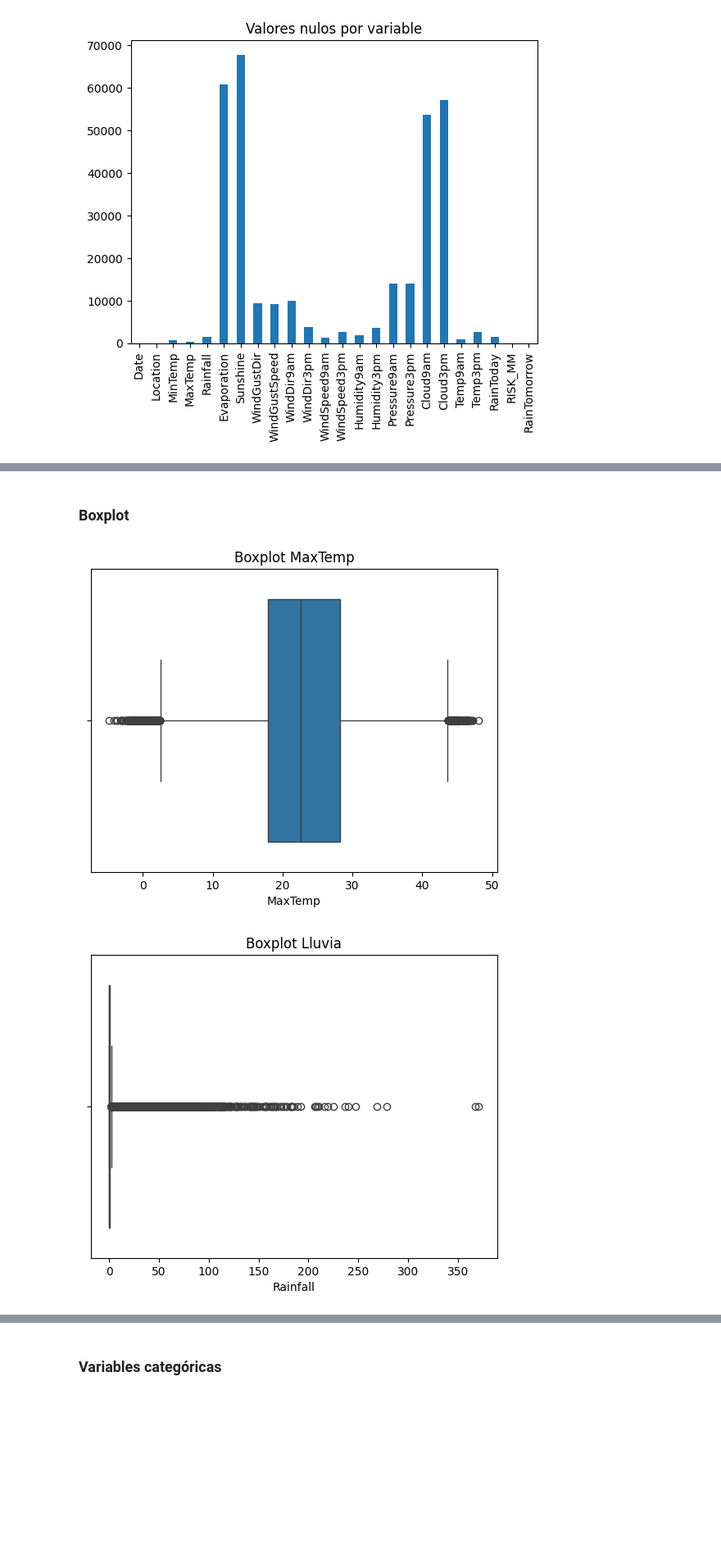
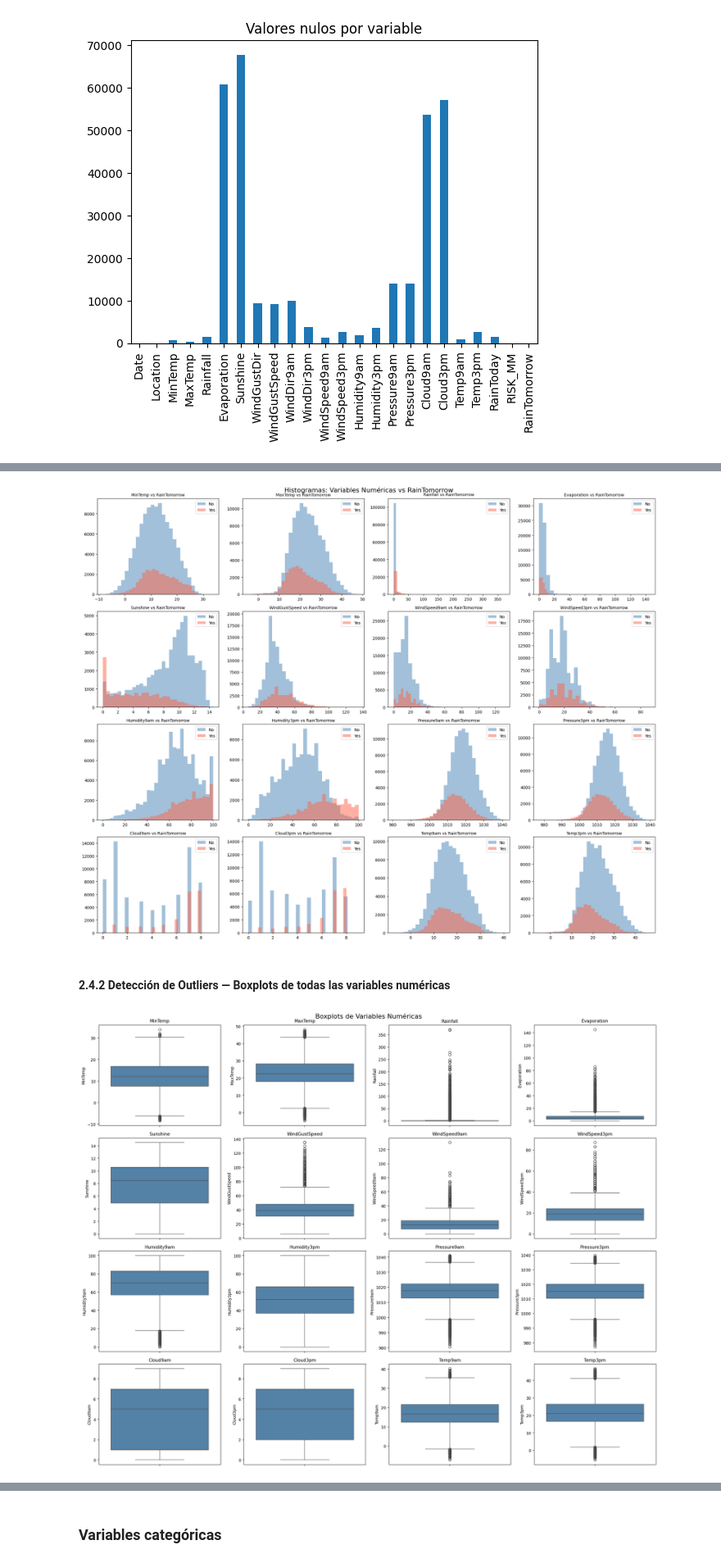
Before and after one commit to Eduloco420/InformeMineriaDeDatos, a Jupyter notebook: informe.ipynb, the cells around one changed output, grey strips where cells are left out. Shown at 82% size. Saved outputs shown, nothing was run; the diff lists cells and outputs as text; code cells hidden in the pictures; blank space fills up the shorter version.

```diff
--- a/informe.ipynb
+++ b/informe.ipynb
@@ -119,13 +215,38 @@ plt.show()
+# %%
+# Histogramas de variables numéricas vs RainTomorrow
+fig, axes = plt.subplots(n_rows, n_cols, figsize=(20, n_rows * 4))
+axes = axes.flatten()
+
+for i, col in enumerate(variables_numericas):
+    for val, color in [('No', 'steelblue'), ('Yes', 'tomato')]:
+        subset = df[df[variable_objetivo] == val][col].dropna()
+        axes[i].hist(subset, bins=30, alpha=0.5, label=val, color=color)
+    axes[i].set_title(f'{col} vs {variable_objetivo}', fontsize=10)
+    axes[i].legend()
+
+for j in range(i + 1, len(axes)):
+    axes[j].set_visible(False)
+
+plt.suptitle('Histogramas: Variables Numéricas vs RainTomorrow', fontsize=16)
+plt.tight_layout()
+plt.show()
+# %% [output]
+[figure, added]
 # %% [markdown]
-### Boxplot
+#### 2.4.2 Detección de Outliers — Boxplots de todas las variables numéricas
 # %%
-sns.boxplot(x=df['MaxTemp'])
-plt.title("Boxplot MaxTemp")
+fig, axes = plt.subplots(n_rows, n_cols, figsize=(20, n_rows * 4))
+axes = axes.flatten()
+
+for i, col in enumerate(variables_numericas):
+    sns.boxplot(y=df[col], ax=axes[i], color='steelblue')
+    axes[i].set_title(col, fontsize=11)
+
+for j in range(i + 1, len(axes)):
+    axes[j].set_visible(False)
+
+plt.suptitle('Boxplots de Variables Numéricas', fontsize=16)
+plt.tight_layout()
 plt.show()
-
-sns.boxplot(x=df['Rainfall'])
-plt.title("Boxplot Lluvia")
-plt.show()
 # %% [output]
-[figure, old version]
+[figure, new version]
-[figure, removed]
```
Also changed, not shown: parts of 17 cells of this notebook.
